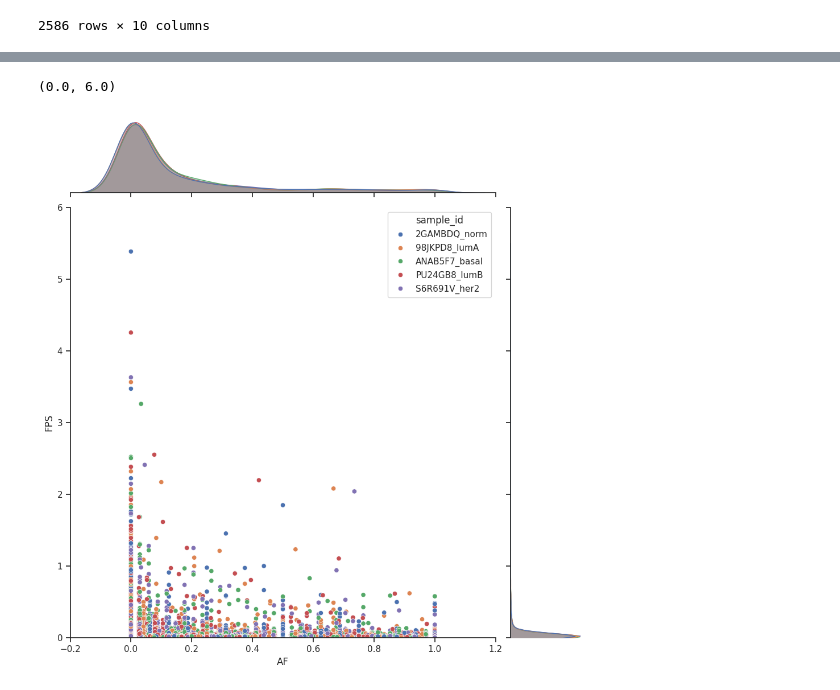
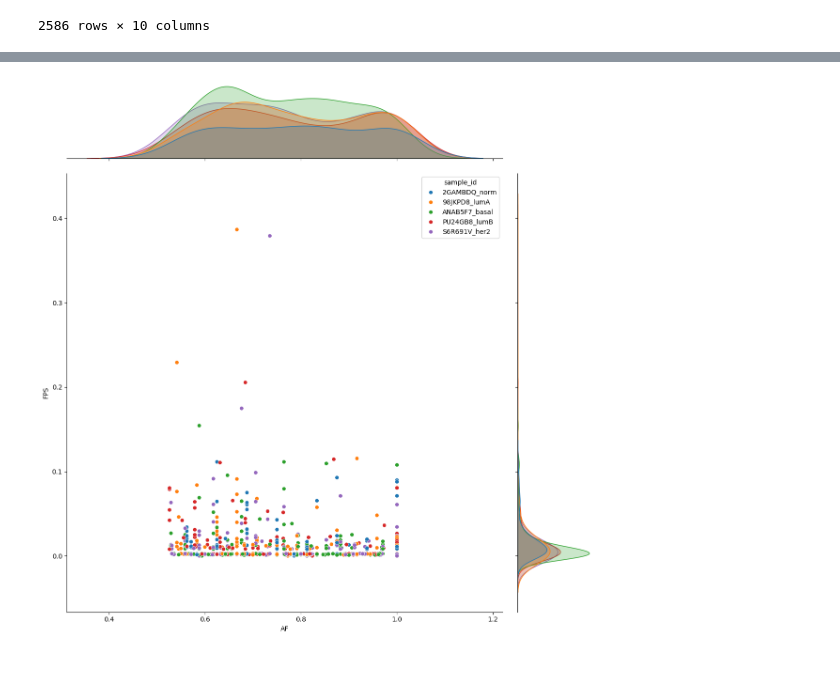
Before and after one commit to sufyazi/variant-calling-analysis, a Jupyter notebook: plotting/data-analysis-clean-v3.ipynb, the cells around one changed output, grey strips where cells are left out. Saved outputs shown, nothing was run; the diff lists cells and outputs as text; code cells hidden in the pictures.

```diff
--- a/plotting/data-analysis-clean-v3.ipynb
+++ b/plotting/data-analysis-clean-v3.ipynb
@@ -74,0 +150,12 @@ matrix_afps_longpivot
+# %%
+# get unique sample_id values into a list to define a categorical order
+datasets = matrix_afps_longpivot['sample_id'].unique().tolist()
+datasets = sorted(datasets)
+
+# Create a categorical variable with ordered categories
+matrix_afps_longpivot['sample_id'] = pd.Categorical(matrix_afps_longpivot['sample_id'], categories=datasets, ordered=True)
+
+# Sort 'sample_id' within each 'region_id'
+matrix_afps_lpv_regsorted = matrix_afps_longpivot.groupby('region_id', sort=False, observed=False).apply(lambda x: x.sort_values('sample_id')).reset_index(drop=True)
+
+matrix_afps_lpv_regsorted
@@ -74,0 +255,17 @@ matrix_afps_longpivot
+# %%
+from sklearn.preprocessing import MinMaxScaler
+
+regsorted_df = matrix_afps_lpv_regsorted.copy()
+
+# Initialize a MinMaxScaler
+scaler = MinMaxScaler()
+
+# Fit the MinMaxScaler to the 'FPS' column and transform it
+regsorted_df['FPS'] = scaler.fit_transform(regsorted_df[['FPS']])
+
+# Create a jointplot of 'AF' and 'FPS'
+sns.jointplot(data=regsorted_df, x='AF', y='FPS', kind='scatter', hue='sample_id', height=12)
+
+plt.xlim(-0.1, 1.1)
+# Show the plot
+plt.show()
@@ -74,0 +286,8 @@ matrix_afps_longpivot
+# %%
+# filter out outliers using IQR method, but the inverse, where we retain the outliers and remove the inliers
+# Calculate Q1, Q3 and IQR for the 'AF' column
+Q1 = regsorted_df['FPS'].quantile(0.25)
+Q3 = regsorted_df['FPS'].quantile(0.75)
+# then filter the inliers
+iqr_filtered_df = regsorted_df[(regsorted_df['AF'] > 0.5) & ((regsorted_df['FPS'] <= Q1) | (regsorted_df['FPS'] >= Q3))]
+iqr_filtered_df
@@ -75,8 +308,6 @@ matrix_afps_longpivot
 # %%
-# plot jointplot
-sns.jointplot(x="AF", y="FPS", data=matrix_afps_longpivot, hue='sample_id', height=10)
-plt.xlim(-0.2, 1.2)
-plt.ylim(0, 6)
+# plot jointplot of the filtered dataframe
+sns.jointplot(data=iqr_filtered_df, x='AF', y='FPS', kind='scatter', hue='sample_id', height=12)
+plt.show()
 # %% [output]
-(0.0, 6.0)
-[figure, old version]
+[figure, new version]
```
Also changed, not shown: parts of 23 cells of this notebook, 1 other file.
